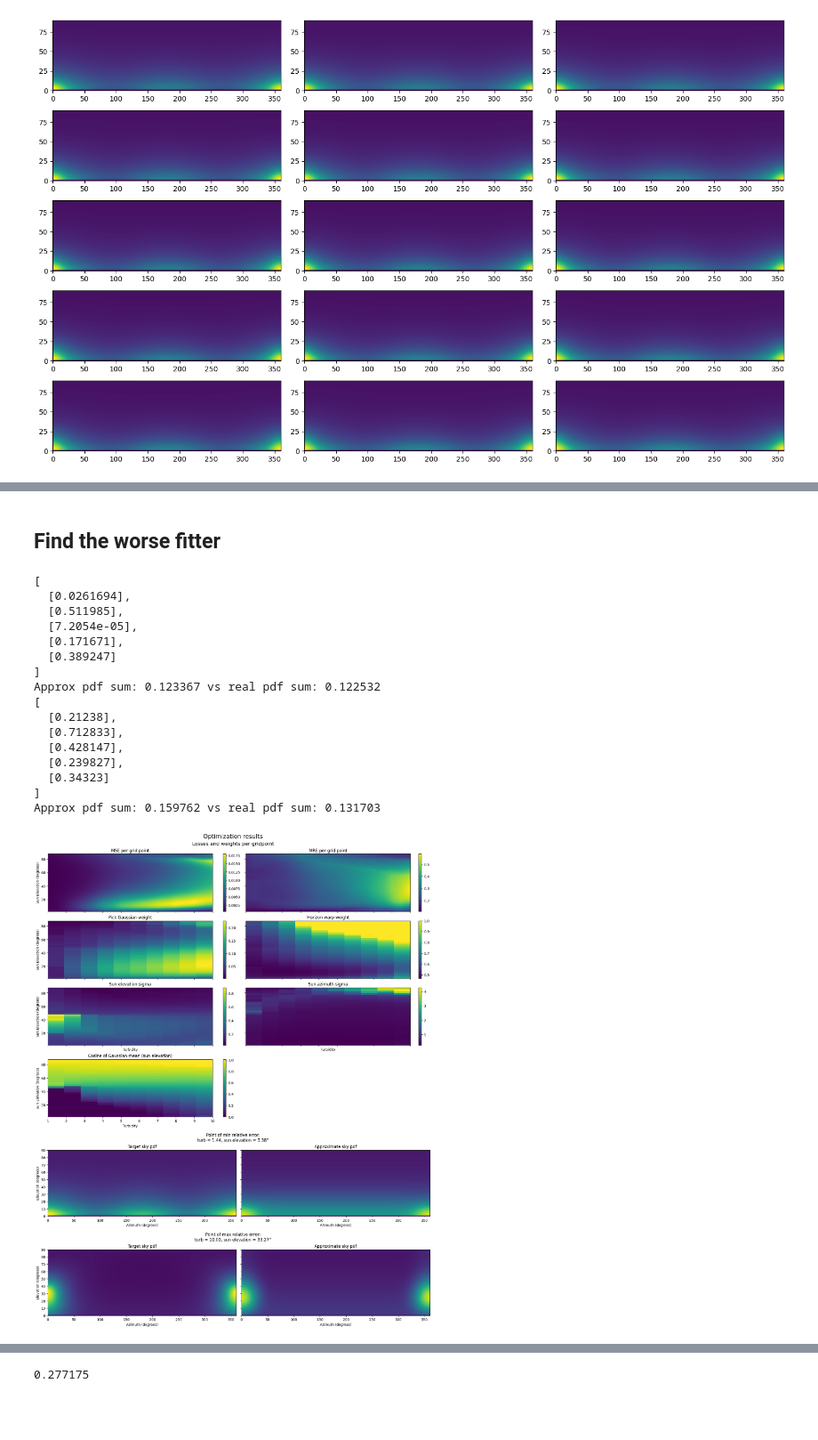
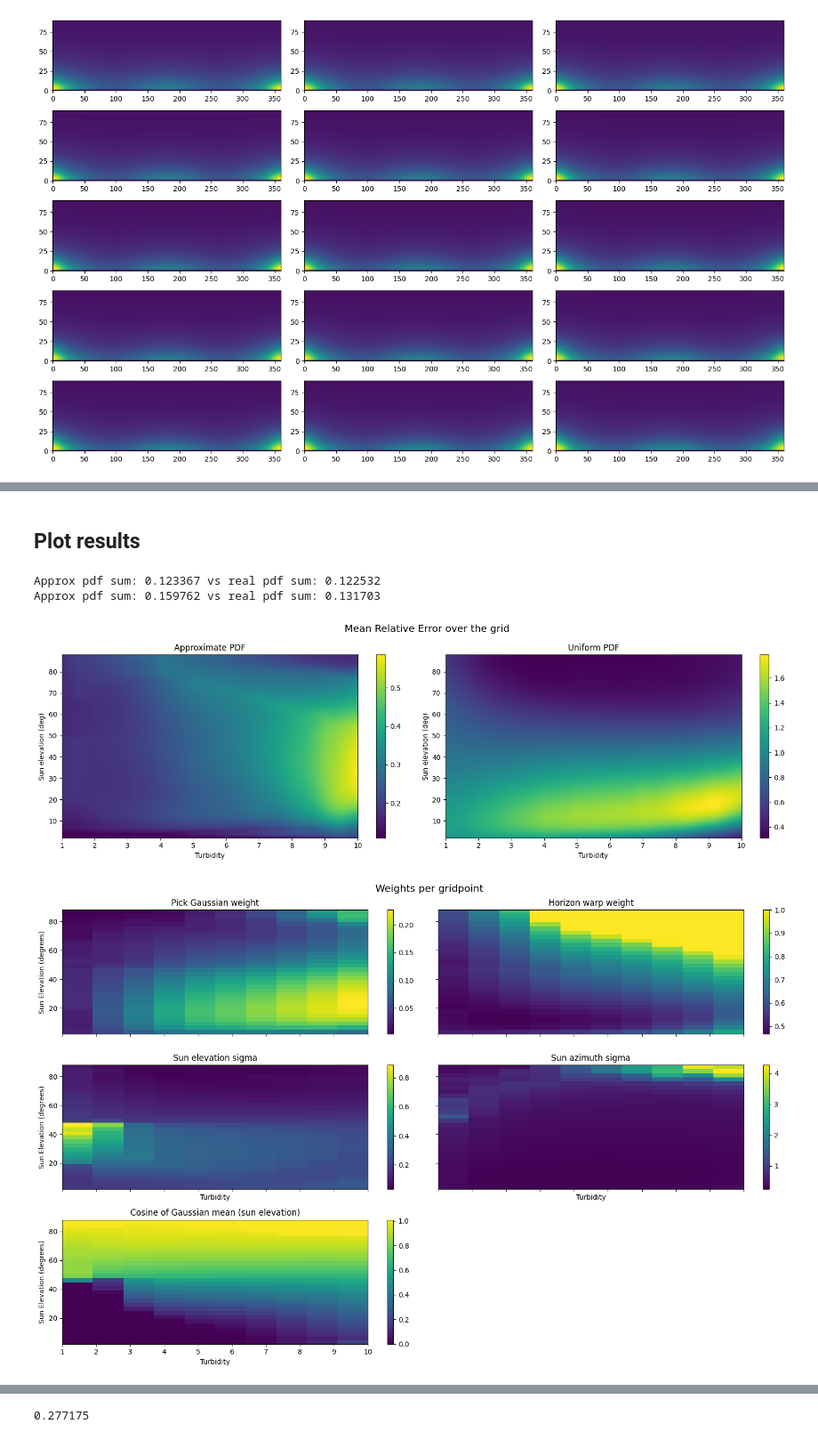
Before and after one commit to matttsss/mitsuba3, a Jupyter notebook: sampling_tests/warps.ipynb, the cells around one changed output, grey strips where cells are left out. Shown at 89% size. Cells and saved outputs as stored; diff of their text form; code cells hidden in the pictures; blank space fills up the shorter version.

Commit message:
Refactor results visualisation
Also add comparison with uniform pdf

```diff
--- a/sampling_tests/warps.ipynb
+++ b/sampling_tests/warps.ipynb
@@ -198,6 +198,11 @@ def approximate_pdf(weights, uv):
 
     valid_range = (0 <= uv.x) & (uv.x <= 1)
     return dr.lerp(dr.inv_two_pi * pdf1, pdf2, weights[0]) & valid_range
+
+def uniform_pdf(weights, uv):
+    """ Uniform PDF over the sphere """
+    valid_range = (0 <= uv.x) & (uv.x <= 1)
+    return dr.inv_two_pi & valid_range
 # %%
 def init_optimised_weights(turb_res, sun_eta_res):
     rng = dr.rng(42)
@@ -224,8 +229,7 @@ def clamp_channels(weights, channel_idx, min_val=-dr.inf, max_val=dr.inf):
     return weights
 # %%
 @dr.syntax
-def compute_loss_per_gridpoint(tex_weights, tex_pos, sky_rad, sky_params, norm_factor, sun_dir, wi, nb_wi):
-    weights = tex_weights.eval(tex_pos)
+def compute_loss_grid(approximate_pdf, weights, sky_rad, sky_params, norm_factor, sun_dir, wi, nb_wi):
 
     ray_idx = mi.UInt32(0)
     total_loss = mi.Float(0)
@@ -247,8 +251,7 @@ def compute_loss_per_gridpoint(tex_weights, tex_pos, sky_rad, sky_params, norm_f
     return total_loss / nb_wi
 
 @dr.syntax
-def compute_accuracy_per_gridpoint(tex_weights, tex_pos, sky_rad, sky_params, norm_factor, sun_dir, wi, nb_wi):
-    weights = tex_weights.eval(tex_pos)
+def compute_mre_grid(approximate_pdf, weights, sky_rad, sky_params, norm_factor, sun_dir, wi, nb_wi):
 
     ray_idx = mi.UInt32(0)
     total_accuracy = mi.Float(0)
@@ -271,13 +274,15 @@ def compute_accuracy_per_gridpoint(tex_weights, tex_pos, sky_rad, sky_params, no
 
 @dr.freeze
 def compute_loss(tex_weights, tex_pos, sky_rad, sky_params, norm_factor, sun_dir, wi, nb_wi):
+    weights = tex_weights.eval(tex_pos)
+
     # MSE for each luminance map
-    loss = compute_loss_per_gridpoint(
-        tex_weights, tex_pos, sky_rad, sky_params, norm_factor, sun_dir, wi, nb_wi
+    loss = compute_loss_grid(
+        approximate_pdf,
+        weights, sky_rad, sky_params, norm_factor, sun_dir, wi, nb_wi
     )
 
     regularizer = mi.Float(0)
-    weights = tex_weights.eval(tex_pos)
 
     # # keep a downward warp towards the horizon
     regularizer += 50*dr.select(
@@ -360,3 +365,3 @@ plt.show()
 # %% [markdown]
-## Find the worse fitter
+## Plot results
 # %%
@@ -433,12 +444,22 @@ with open('data/optimized_weights.pkl', 'rb') as f:
                             wrap_mode=dr.WrapMode.Clamp,
                             migrate=False)
 
-losses_per_point = compute_loss_per_gridpoint(
-    tex_weights, tex_pos, sky_rad, sky_params, norm_factor, sun_dir, env_map_wi, dr.width(env_map_wi)
+pdf_funcs = {
+    "Approximate PDF": approximate_pdf,
+    "Uniform PDF": uniform_pdf
+}
+
+weights = tex_weights.eval(tex_pos)
+get_mre = lambda pdf_func: compute_mre_grid(
+    pdf_func,
+    weights, sky_rad, sky_params, norm_factor, sun_dir, env_map_wi, dr.width(env_map_wi)
 )
-rel_err_per_point = compute_accuracy_per_gridpoint(
-    tex_weights, tex_pos, sky_rad, sky_params, norm_factor, sun_dir, env_map_wi, dr.width(env_map_wi)
+
+losses_per_point = compute_loss_grid(
+    approximate_pdf,
+    weights, sky_rad, sky_params, norm_factor, sun_dir, env_map_wi, dr.width(env_map_wi)
 )
+rel_err_per_point = get_mre(approximate_pdf)
 
 losses_per_point = mi.TensorXf(losses_per_point, shape=(TRAINING_SUN_ETA_RES, TRAINING_TURB_RES))
 rel_err_per_point = mi.TensorXf(rel_err_per_point, shape=(TRAINING_SUN_ETA_RES, TRAINING_TURB_RES))
@@ -448,51 +469,42 @@ chosen_points = []
 if True:
     data = rel_err_per_point
 
     data_idx = np.argmin(data)
     turb_val = (data_idx % TRAINING_TURB_RES) / (TRAINING_TURB_RES - 1) * 9 + 1
     sun_eta_idx = (data_idx // TRAINING_TURB_RES) / (TRAINING_SUN_ETA_RES - 1) * (MAX_ETA - MIN_ETA) + MIN_ETA
     chosen_points.append((data_idx, f"Point of min relative error:\nturb = {turb_val:.2f}, sun elevation = {dr.rad2deg(sun_eta_idx):.2f}°"))
 
     data_idx = np.argmax(data)
     turb_val = (data_idx % TRAINING_TURB_RES) / (TRAINING_TURB_RES - 1) * 9 + 1
     sun_eta_idx = (data_idx // TRAINING_TURB_RES) / (TRAINING_SUN_ETA_RES - 1) * (MAX_ETA - MIN_ETA) + MIN_ETA
     chosen_points.append((data_idx, f"Point of max relative error:\nturb = {turb_val:.2f}, sun elevation = {dr.rad2deg(sun_eta_idx):.2f}°"))
     #chosen_point = np.argmax(rel_err_per_point)
 else:
     chosen_turb = 1
     chosen_sun_eta = dr.deg2rad(46)
     chosen_turb_idx = dr.round(((chosen_turb - 1) / 9) * (TRAINING_TURB_RES - 1))
     chosen_sun_eta_idx = dr.round(((chosen_sun_eta - MIN_ETA) / (MAX_ETA - MIN_ETA)) * (TRAINING_SUN_ETA_RES - 1))
     chosen_point = chosen_sun_eta_idx * TRAINING_TURB_RES + chosen_turb_idx
     chosen_points.append((chosen_point, f"Chosen point at turb = {chosen_turb:.2f}, sun elevation = {dr.rad2deg(chosen_sun_eta):.2f}°"))
 
-fig = plt.figure(layout='constrained', figsize=(16, 20))
-subfigs = fig.subfigures(len(chosen_points) + 1, 1, wspace=0.07, height_ratios=[3]+[1]*len(chosen_points))
+## PLOT THE MEAN RELATIVE ERROR OVER THE GRID
+plot_mre(pdf_funcs, get_mre)
+
 
 ### FIRST PLOT THE WEIGHTS AND LOSSES PER GRIDPOINT
-plot_weights_and_losses(subfigs[0], tex_weights, losses_per_point, rel_err_per_point)
+fig_weights = plot_weights(tex_weights)
 
 ### SECOND PLOT THE SKY PDFS FOR A CHOSEN GRIDPOINT
+fig_pdfs = plt.figure(layout='constrained', figsize=(16,10))
+subfigs_pdfs = fig_pdfs.subfigures(len(chosen_points), 1, wspace=0.07)
 for i, (chosen_point, plot_title) in enumerate(chosen_points):
-    plot_pdf(subfigs[i+1], tex_weights, chosen_point)
-    subfigs[i+1].suptitle(plot_title, fontsize='large')
-fig.suptitle('Optimization results', fontsize='xx-large')
+    plot_pdf(subfigs_pdfs[i], tex_weights, chosen_point)
+    subfigs_pdfs[i].suptitle(plot_title, fontsize='large')
+fig_pdfs.suptitle('Sky PDF Comparison', fontsize='xx-large')
+
 plt.show()
 # %% [output]
-[
-  [0.0261694],
-  [0.511985],
-  [7.2054e-05],
-  [0.171671],
-  [0.389247]
-]
 Approx pdf sum: 0.123367 vs real pdf sum: 0.122532
-[
-  [0.21238],
-  [0.712833],
-  [0.428147],
-  [0.239827],
-  [0.34323]
-]
 Approx pdf sum: 0.159762 vs real pdf sum: 0.131703
-[figure, old version]
+[figure, new version]
+[figure, added]
```
Also changed, not shown: parts of 3 cells of this notebook.
